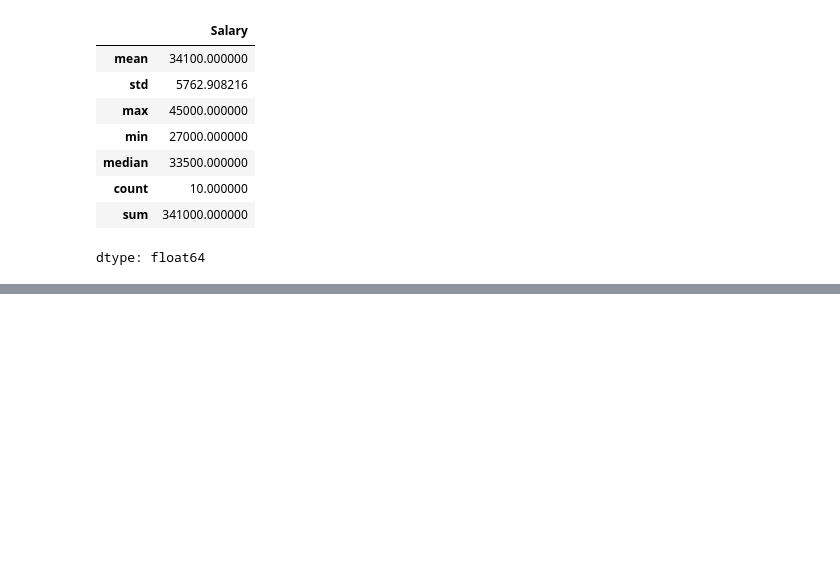
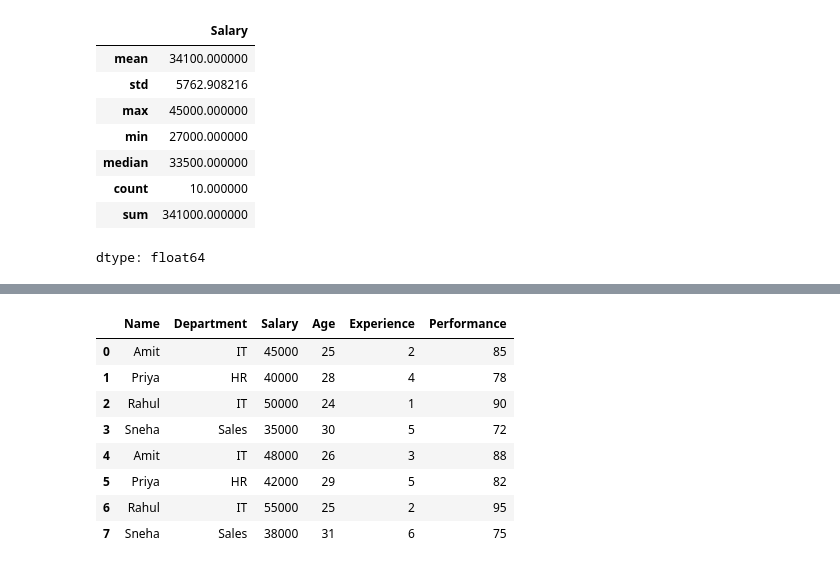
Before and after one commit to DipaliDhonnar/python, a Jupyter notebook: pandas.ipynb, the cells around one changed output, grey strips where cells are left out. Drawn from its saved outputs; the diff is of its cells as text; code cells hidden in the pictures; blank space fills up the shorter version.

```diff
--- a/pandas.ipynb
+++ b/pandas.ipynb
@@ -561,0 +615,15 @@ dtype: float64
+# %%
+
+
+data = {
+    "Name": ["Amit", "Priya", "Rahul", "Sneha", "Amit", "Priya", "Rahul", "Sneha"],
+    "Department": ["IT", "HR", "IT", "Sales", "IT", "HR", "IT", "Sales"],
+    "Salary": [45000, 40000, 50000, 35000, 48000, 42000, 55000, 38000],
+    "Age": [25, 28, 24, 30, 26, 29, 25, 31],
+    "Experience": [2, 4, 1, 5, 3, 5, 2, 6],
+    "Performance": [85, 78, 90, 72, 88, 82, 95, 75]
+}
+
+operation = pd.DataFrame(data)
+
+print(operation)
@@ -561,0 +698,14 @@ dtype: float64
+# %%
+def double_salary(x):
+   return x*2
+operation
+# %% [output]
+|  | Name | Department | Salary | Age | Experience | Performance |
+| 0 | Amit | IT | 45000 | 25 | 2 | 85 |
+| 1 | Priya | HR | 40000 | 28 | 4 | 78 |
+| 2 | Rahul | IT | 50000 | 24 | 1 | 90 |
+| 3 | Sneha | Sales | 35000 | 30 | 5 | 72 |
+| 4 | Amit | IT | 48000 | 26 | 3 | 88 |
+| 5 | Priya | HR | 42000 | 29 | 5 | 82 |
+| 6 | Rahul | IT | 55000 | 25 | 2 | 95 |
+| 7 | Sneha | Sales | 38000 | 31 | 6 | 75 |
```
Also changed, not shown: parts of 10 cells of this notebook.
